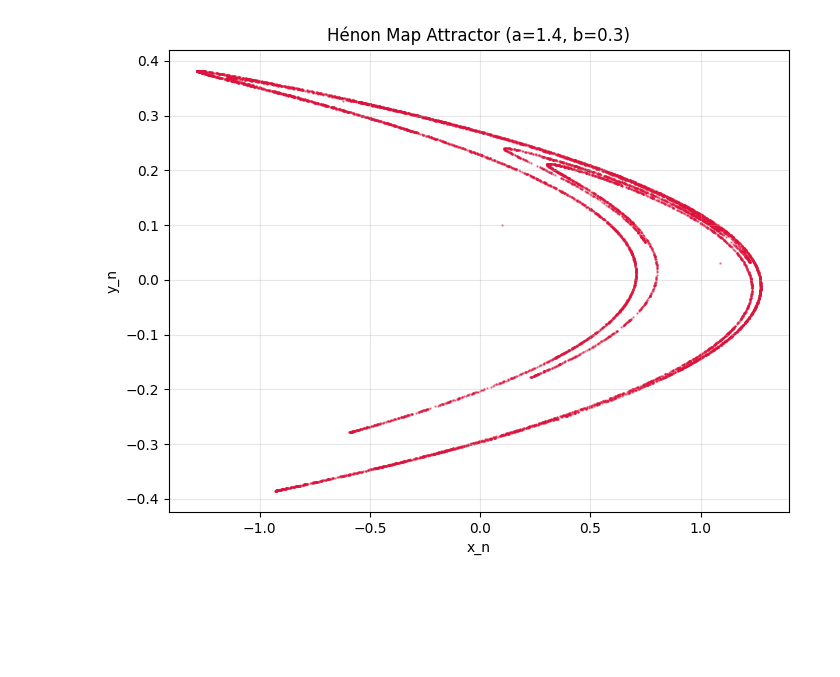
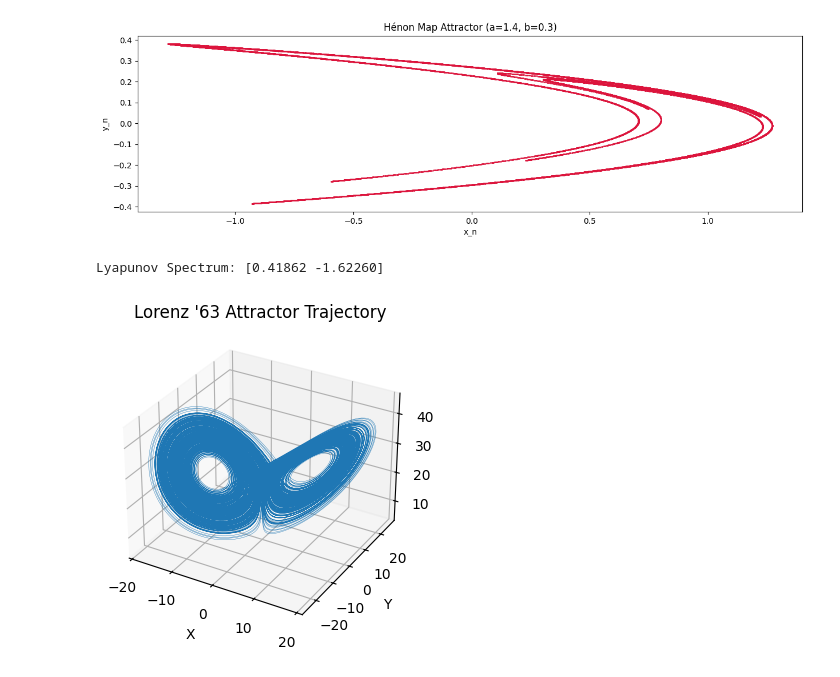
Before and after one commit to adrianskw/LE-calc, a Jupyter notebook: main_dev.ipynb, the cells around one changed output. Saved outputs shown, nothing was run; the diff lists cells and outputs as text; code cells hidden in the pictures; blank space fills up the shorter version.

```diff
--- a/main_dev.ipynb
+++ b/main_dev.ipynb
@@ -76,32 +33,21 @@ print(np.mean(logJ_history))
 # %%
-from le_calc.equations import HenonMap
+from le_calc.maps import HenonMap
 
 # Initialize chaotic Hénon Map (default a=1.4, b=0.3)
-henon = HenonMap()
-
-# Iterate the map
-n_steps = 10000
-dim = 2
-x_history = np.zeros((n_steps,2))
-state = np.array([0.1, 0.1])  # Initial condition
-
-
-# Discarding transients
-x = 0.6
-for i in range(n_steps//20):
-    x = logistic.f(0, x)
-for i in range(n_steps):
-    x_history[i] = state[0]
-    y_history[i] = state[1]
-    state = henon.f(0, state)
+model = HenonMap()
+x0 = [0.5, 0.2]
+model.simulate(x0, n_steps=50000)
 
 # Plot the Hénon attractor as a scatter plot
-fig, ax3 = plt.subplots(figsize=(8, 6))
-ax3.scatter(x_history, y_history, s=0.5, color='crimson', alpha=0.5)
+fig, ax3 = plt.subplots(figsize=(15, 4))
+ax3.scatter(model.x[:,0], model.x[:,1], s=0.5, color='crimson', alpha=0.5)
 ax3.set_title('Hénon Map Attractor (a=1.4, b=0.3)')
 ax3.set_xlabel('x_n')
 ax3.set_ylabel('y_n')
-ax3.grid(True, alpha=0.3)
 plt.show()
+
+# calculating Lyapunov exponents
+model.discrete_qr_lyapunov_spectrum()
 # %% [output]
-[figure, old version]
+[figure, new version]
+Lyapunov Spectrum: [0.41862 -1.62260]
@@ -116,0 +54,30 @@ print(np.mean(logJ_history))
+# %%
+from le_calc.odes import Lorenz63
+from le_calc.utils import integrate
+
+# Initialize Lorenz system
+model = Lorenz63()
+
+# Define initial conditions and time span
+x0 = [1.0, 1.0, 10.0]
+dim = len(x0)
+Phi0 = np.eye(dim)
+t_span = (50, 350)
+delta_t = 0.005
+n_steps = int((t_span[1]-t_span[0])/delta_t)
+
+# integrate discarding transients
+x_history,Phi,Q_history,R_history = integrate(model, delta_t, t_span,x0,Phi0)
+# x_history = integrate(model, delta_t, t_span,x0)
+
+# Plot the trajectory in 3D
+fig = plt.figure(figsize=(4, 4))
+ax = fig.add_subplot(111, projection='3d')
+ax.plot(x_history[:,0],x_history[:,1],x_history[:,2], lw=0.25)
+ax.set_title("Lorenz '63 Attractor Trajectory")
+ax.set_xlabel("X")
+ax.set_ylabel("Y")
+ax.set_zlabel("Z")
+plt.show()
+# %% [output]
+[figure, added]
```
Also changed, not shown: parts of 7 cells of this notebook, 6 other files.
